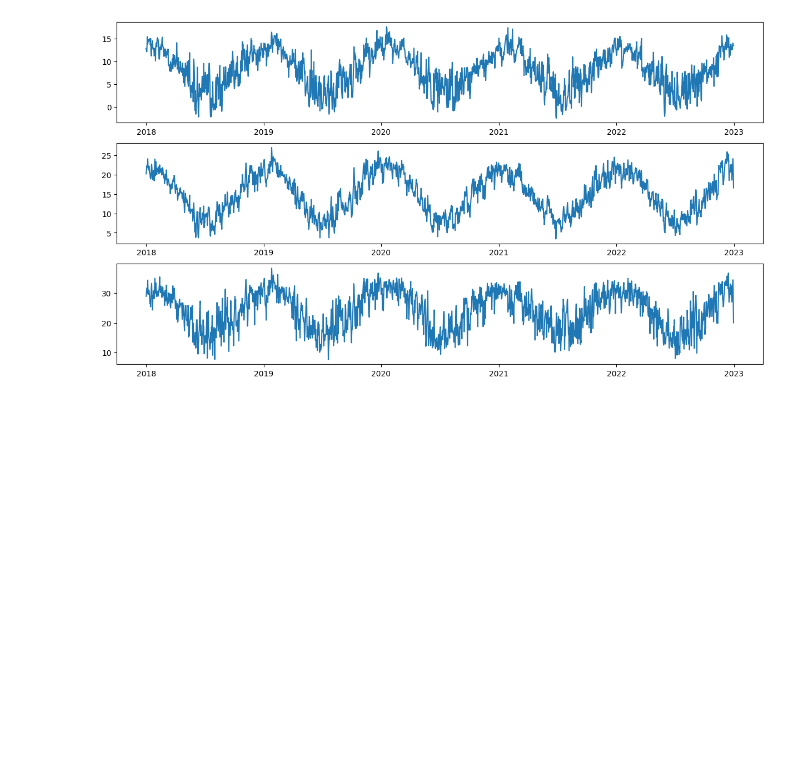
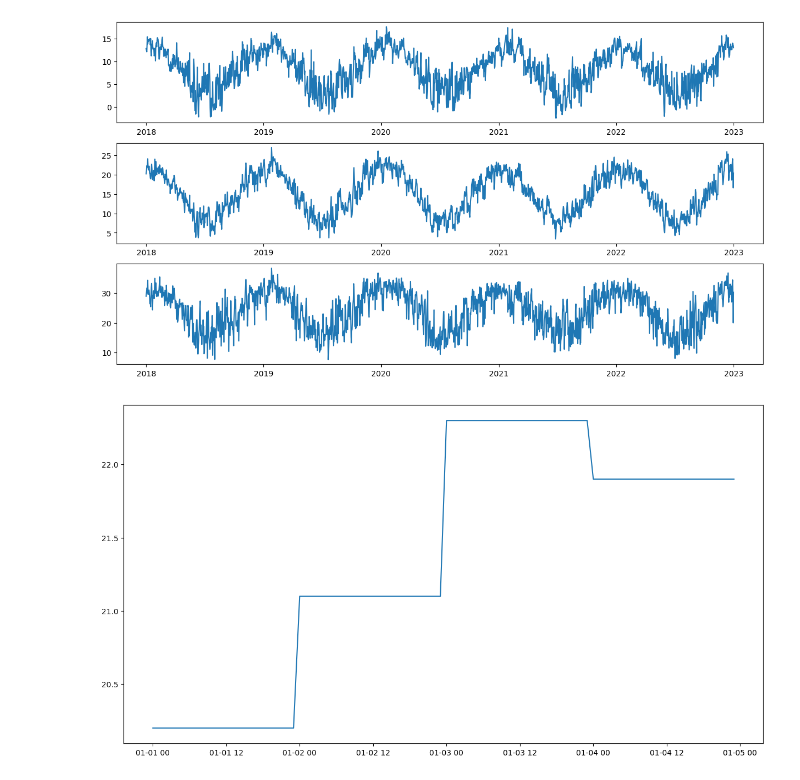
Before and after one commit to pabloschwarzenberg/CINF104, a Jupyter notebook: timeseries_coordinador/modelo_hora_temperatura.ipynb, the cells around one changed output. Cells and saved outputs as stored; diff of their text form; code cells hidden in the pictures; blank space fills up the shorter version.

```diff
--- a/timeseries_coordinador/modelo_hora_temperatura.ipynb
+++ b/timeseries_coordinador/modelo_hora_temperatura.ipynb
@@ -203,3 +156,10 @@ axes[2].plot(t_maxima.index,t_maxima)
 # %% [output]
 [<matplotlib.lines.Line2D at 0x...>]
 [figure]
+# %%
+t_media_hora=t_media.resample("1h").ffill()
+fig, axes = plt.subplots(1,1)
+fig.set_size_inches(15, 8)
+axes.plot(t_media_hora.index[:96],t_media_hora[:96]);
+# %% [output]
+[figure, added]
```
Also changed, not shown: parts of 20 cells of this notebook, 19 other files.
